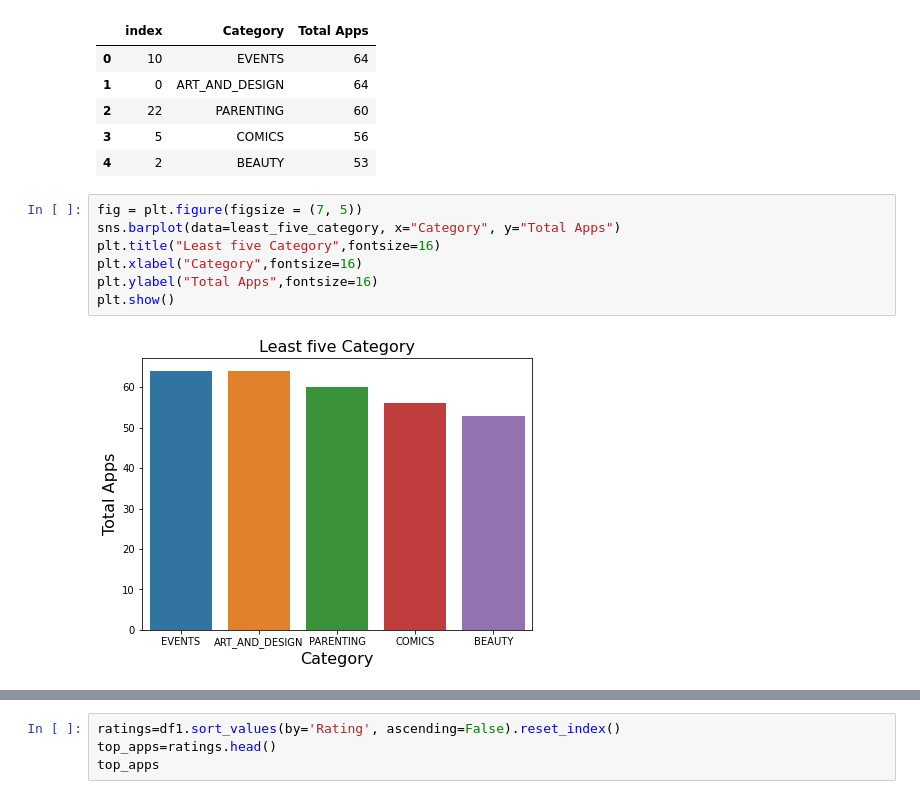
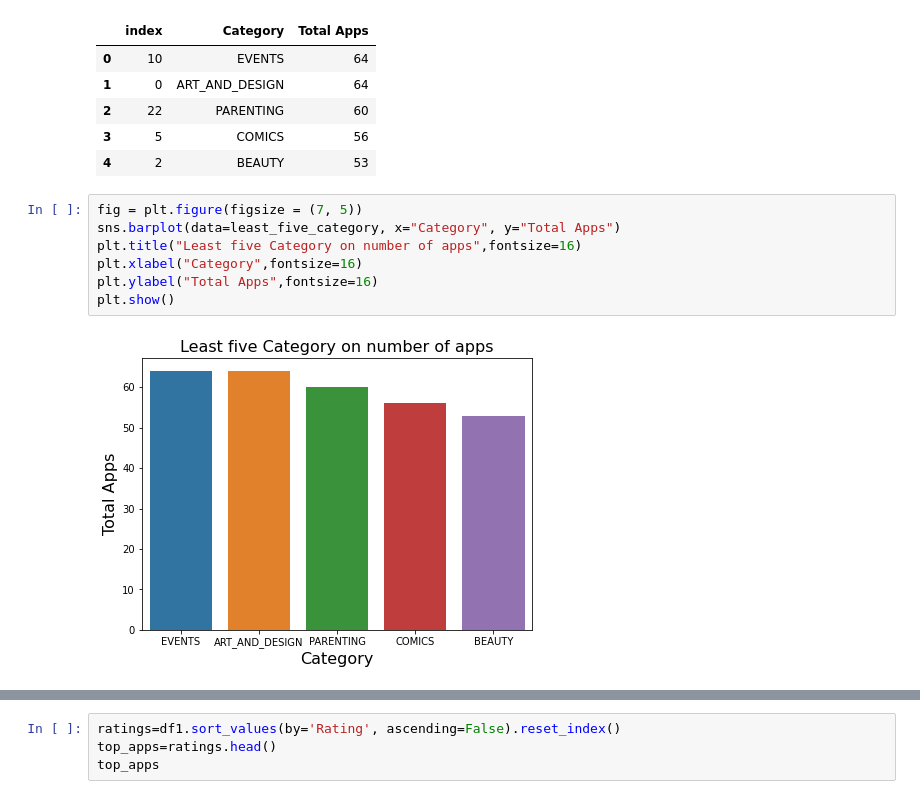
Before and after one commit to Navjotkhatri/EDA-Play-Store-App-Review-Analysis, a Jupyter notebook: EDA_Play_Store_App_Review_Analysis_Capstone_Project.ipynb, the cells around one changed output, grey strips where cells are left out. Drawn from its saved outputs; the diff is of its cells as text.

```diff
--- a/EDA_Play_Store_App_Review_Analysis_Capstone_Project.ipynb
+++ b/EDA_Play_Store_App_Review_Analysis_Capstone_Project.ipynb
@@ -260,10 +260,10 @@ least_five_category.reset_index()
 # %%
 fig = plt.figure(figsize = (7, 5))
 sns.barplot(data=least_five_category, x="Category", y="Total Apps")
-plt.title("Least five Category",fontsize=16)
+plt.title("Least five Category on number of apps",fontsize=16)
 plt.xlabel("Category",fontsize=16)
 plt.ylabel("Total Apps",fontsize=16)
 plt.show()
 # %% [output]
-[figure, old version]
+[figure, new version]
 # %%
```
Also changed, not shown: parts of 10 cells of this notebook.
